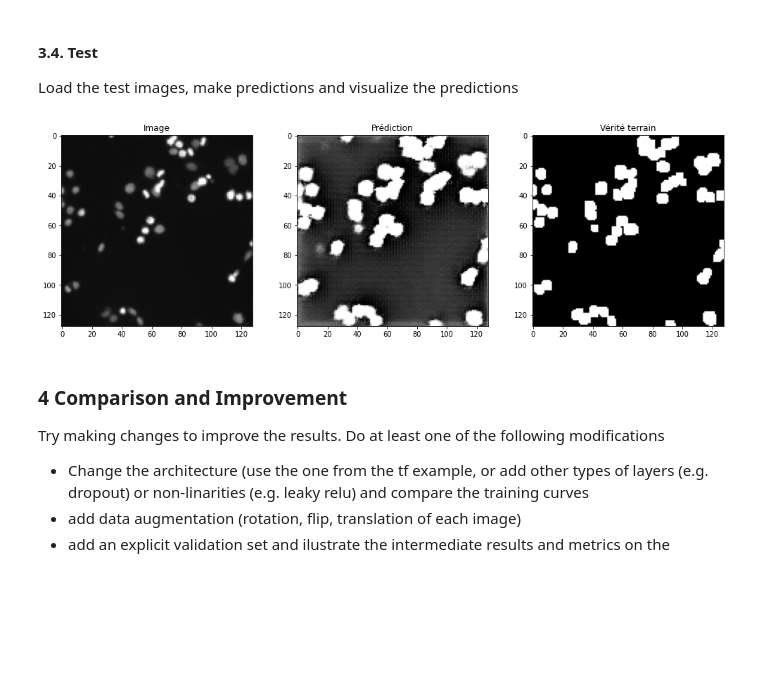
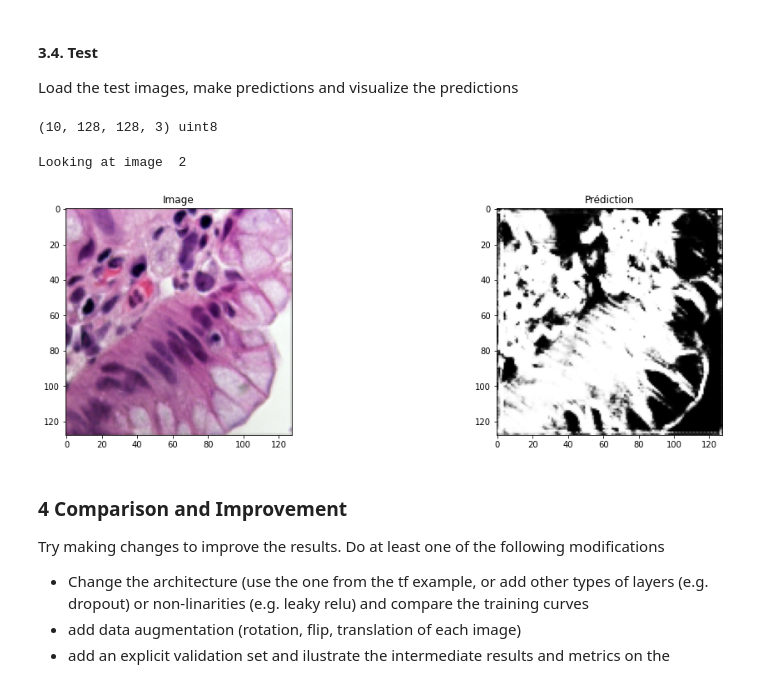
Before and after one commit to samyhaff/DATASIM_TP, a Jupyter notebook: IMBIO/TP2/2021-2022-SV-Semantic-segmentation-tf2-sv.ipynb, the cells around one changed output. Drawn from its saved outputs; the diff is of its cells as text; code cells hidden in the pictures; blank space fills up the shorter version.

```diff
--- a/IMBIO/TP2/2021-2022-SV-Semantic-segmentation-tf2-sv.ipynb
+++ b/IMBIO/TP2/2021-2022-SV-Semantic-segmentation-tf2-sv.ipynb
@@ -396,31 +408,35 @@ plt.show()
 # %% [markdown]
 #### 3.4. Test
 Load the test images, make predictions and visualize the predictions
+# %%
+X_test = get_images(test_path, output_shape=(img_height,img_width))
+print(X_test.shape, X_test.dtype)
+# %% [output]
+(10, 128, 128, 3) uint8
 # %%
 # if required reload the model
 model.load_weights('model1_weights.hdf5')
 # %%
 plt.figure(figsize=(17,5))
 
-prediction = model.predict(X_train)
+prediction = model.predict(X_test)
 
-idx = np.random.randint(Y_train.shape[0], size=1)[0]
+idx = np.random.randint(X_test.shape[0], size=1)[0]
 
-plt.subplot(1,3,1)
-plt.imshow(X_train[idx], cmap='gray')
+print ('Looking at image ', idx)
+
+plt.subplot(1,2,1)
+plt.imshow(X_test[idx], cmap='gray')
 plt.title('Image')
 
-plt.subplot(1,3,2)
+plt.subplot(1,2,2)
 plt.imshow(prediction[idx], cmap='gray')
 plt.title('Prédiction')
 
-plt.subplot(1,3,3)
-plt.imshow(Y_train[idx], cmap='gray')
-plt.title('Vérité terrain')
-
 plt.show()
 # %% [output]
+Looking at image  2
-[figure, old version]
+[figure, new version]
 # %% [markdown]
 ### 4 Comparison and Improvement
 
```
Also changed, not shown: parts of 8 cells of this notebook.
